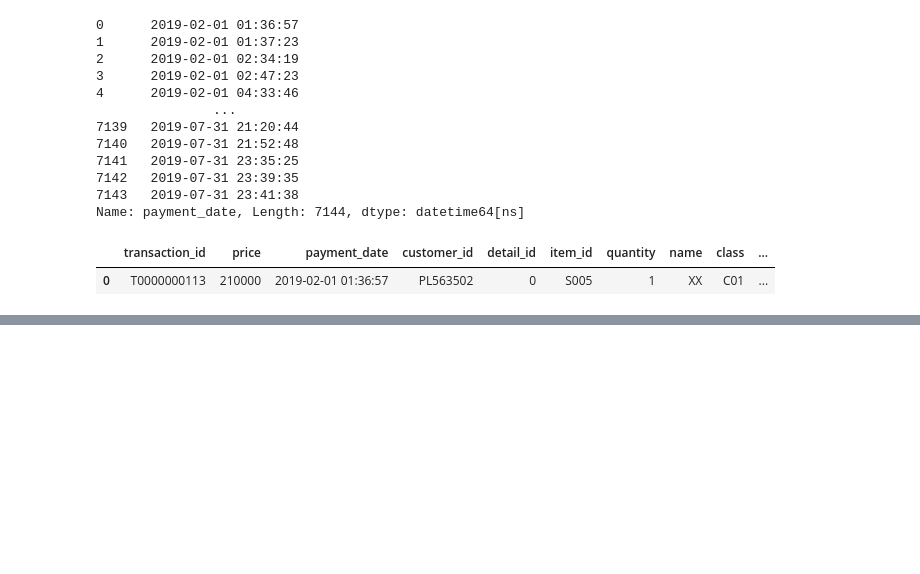
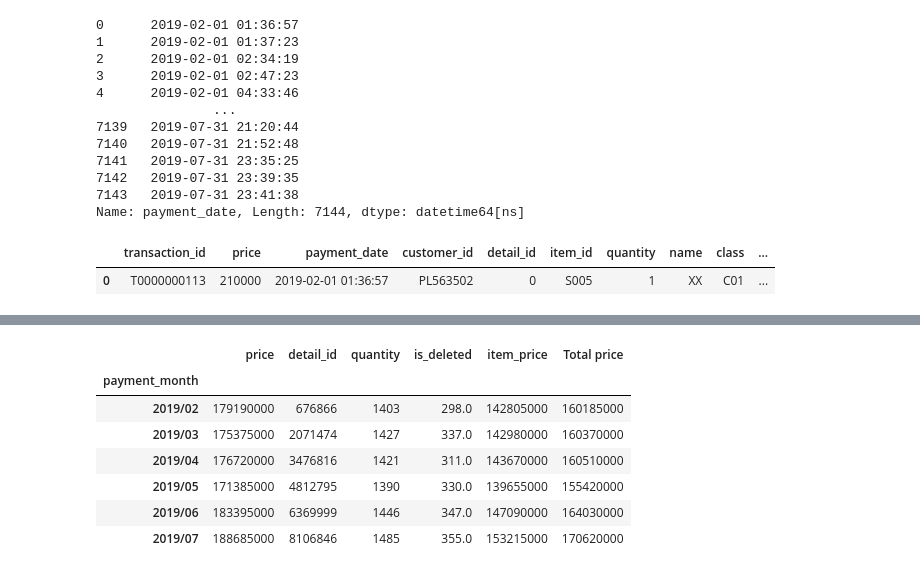
Before and after one commit to iankim66/phyton, a Jupyter notebook: 230128/10_transaction.ipynb, the cells around one changed output, grey strips where cells are left out. Saved outputs shown, nothing was run; the diff lists cells and outputs as text; code cells hidden in the pictures; blank space fills up the shorter version.

```diff
--- a/230128/10_transaction.ipynb
+++ b/230128/10_transaction.ipynb
@@ -131,0 +159,12 @@ total_df.head(1)
+# %%
+total_df.groupby('payment_month')
+total_df.groupby('payment_month').sum()
+# %% [output]
+|  | price | detail_id | quantity | is_deleted | item_price | Total price |
+| payment_month |  |  |  |  |  |  |
+| 2019/02 | 179190000 | 676866 | 1403 | 298.0 | 142805000 | 160185000 |
+| 2019/03 | 175375000 | 2071474 | 1427 | 337.0 | 142980000 | 160370000 |
+| 2019/04 | 176720000 | 3476816 | 1421 | 311.0 | 143670000 | 160510000 |
+| 2019/05 | 171385000 | 4812795 | 1390 | 330.0 | 139655000 | 155420000 |
+| 2019/06 | 183395000 | 6369999 | 1446 | 347.0 | 147090000 | 164030000 |
+| 2019/07 | 188685000 | 8106846 | 1485 | 355.0 | 153215000 | 170620000 |
```
Also changed, not shown: parts of 17 cells of this notebook, 1 other file.
